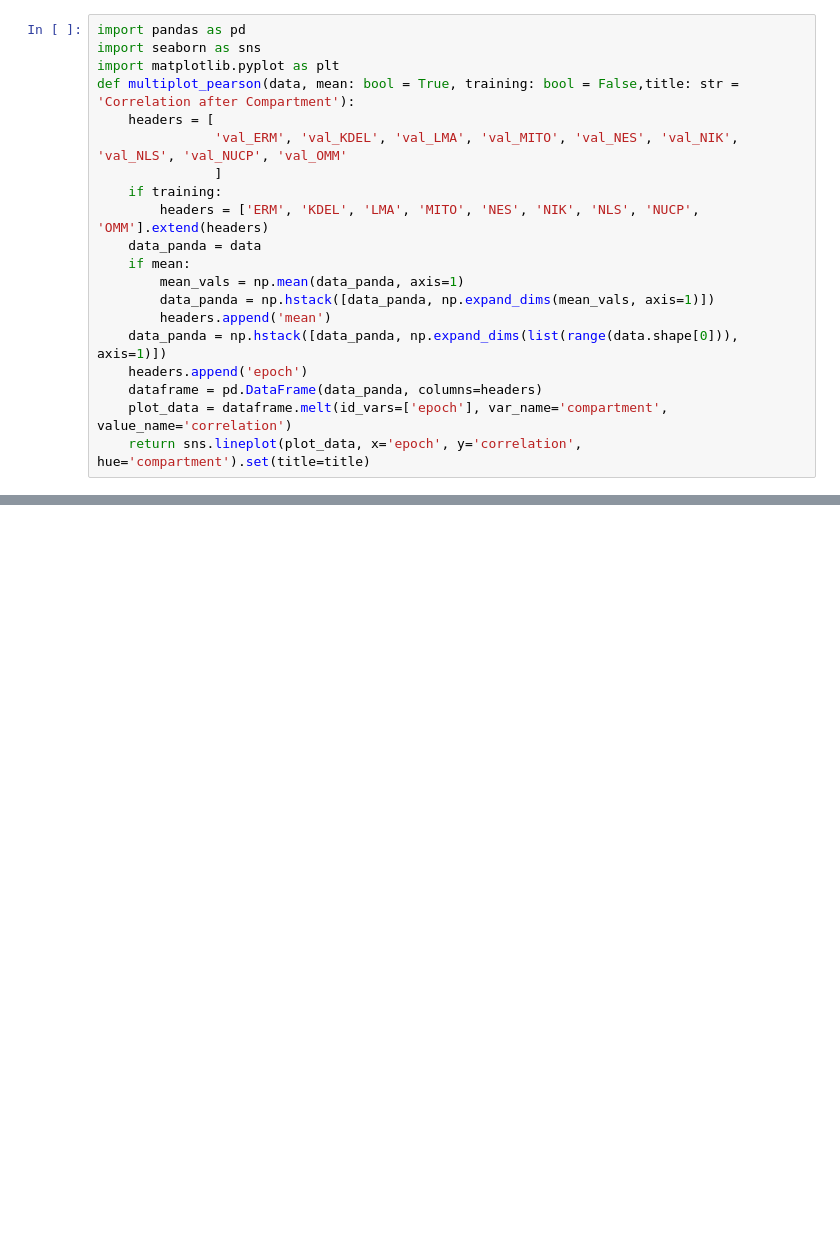
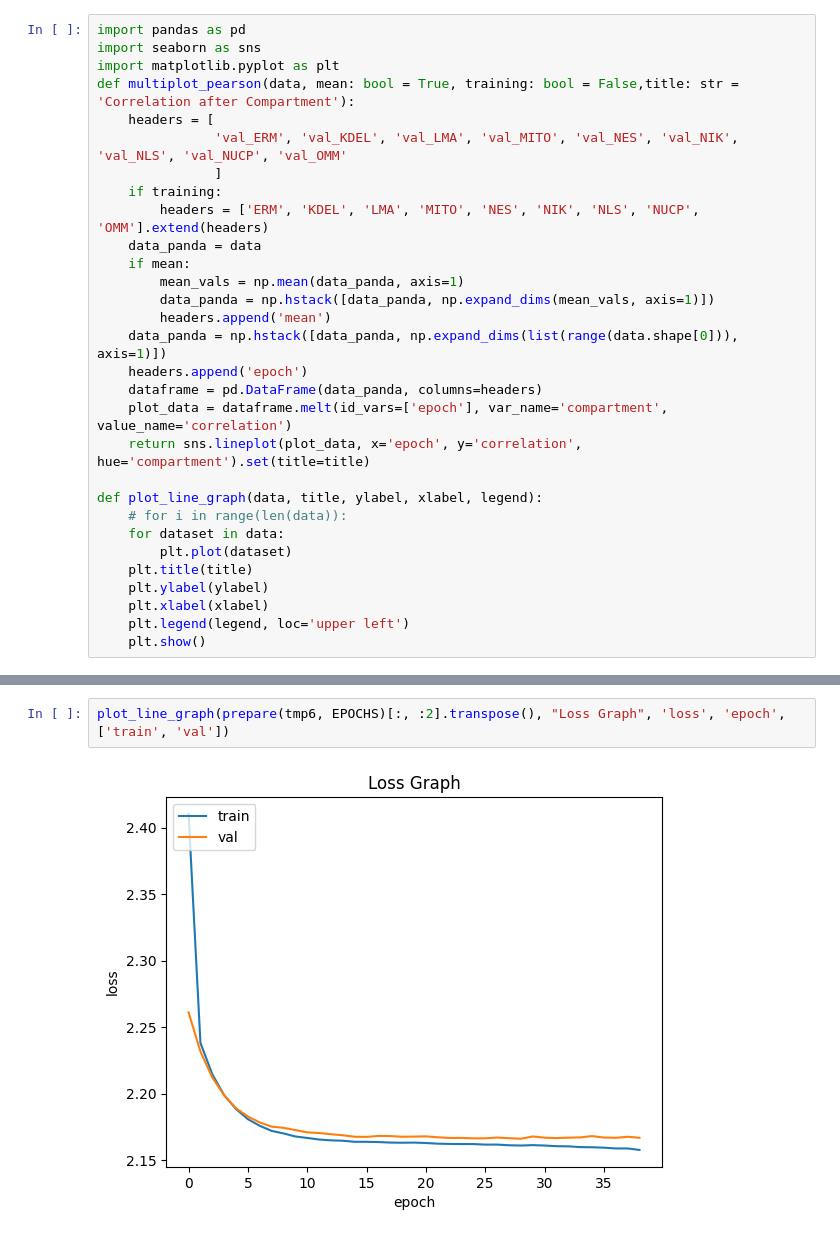
Before and after one commit to Tralius/rna-localization, a Jupyter notebook: tmp.ipynb, the cells around one changed output, grey strips where cells are left out. Drawn from its saved outputs; the diff is of its cells as text; blank space fills up the shorter version.

```diff
--- a/tmp.ipynb
+++ b/tmp.ipynb
@@ -651,3 +131,13 @@ def multiplot_pearson(data, mean: bool = True, training: bool = False,title: str
     dataframe = pd.DataFrame(data_panda, columns=headers)
     plot_data = dataframe.melt(id_vars=['epoch'], var_name='compartment', value_name='correlation')
     return sns.lineplot(plot_data, x='epoch', y='correlation', hue='compartment').set(title=title)
+
+def plot_line_graph(data, title, ylabel, xlabel, legend):
+    # for i in range(len(data)):
+    for dataset in data:
+        plt.plot(dataset)
+    plt.title(title)
+    plt.ylabel(ylabel)
+    plt.xlabel(xlabel)
+    plt.legend(legend, loc='upper left')
+    plt.show()
@@ -653,0 +150,4 @@ def multiplot_pearson(data, mean: bool = True, training: bool = False,title: str
+# %%
+plot_line_graph(prepare(tmp6, EPOCHS)[:, :2].transpose(), "Loss Graph", 'loss', 'epoch', ['train', 'val'])
+# %% [output]
+[figure, added]
```
Also changed, not shown: parts of 11 cells of this notebook, 3 other files.
